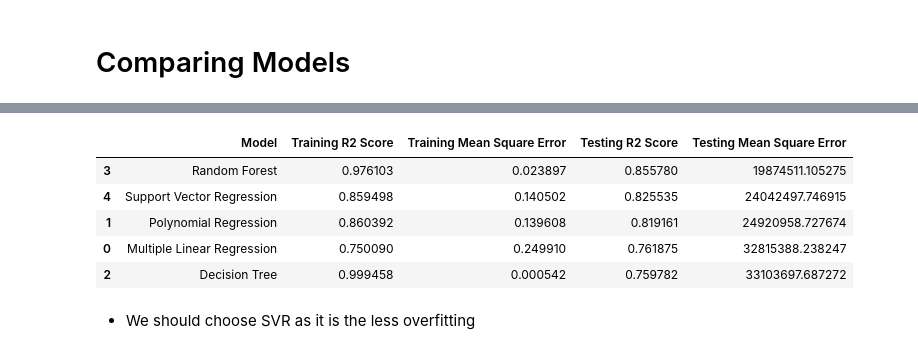
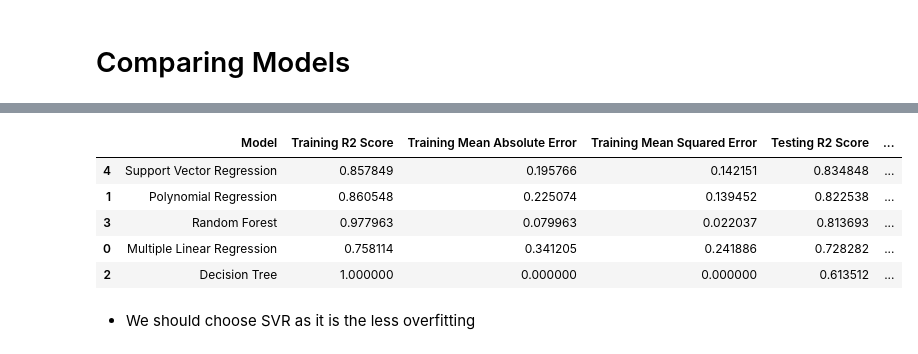
Before and after one commit to restingdemon/Insurance-Price-Predictor, a Jupyter notebook: Insurance_Prediction.ipynb, the cells around one changed output, grey strips where cells are left out. Cells and saved outputs as stored; diff of their text form; code cells hidden in the pictures.

```diff
--- a/Insurance_Prediction.ipynb
+++ b/Insurance_Prediction.ipynb
@@ -244,12 +290,19 @@ DecisionTreeRegressor()
 # %%
 y_pred = dec_tree.predict(X_test)
 y_train_pred = dec_tree.predict(X_train)
+
 r2_tree_train = r2_score(y_train, y_train_pred)
-r2_tree_test = r2_score(y_test, sc_y.inverse_transform(y_pred.reshape(-1,1)))
+r2_tree_test = r2_score(y_test,y_pred)
 print("R2 Train Score:", r2_tree_train)
 print("R2 Test Score:", r2_tree_test)
+
+mae_tree_train = mean_absolute_error(y_train, y_train_pred)
+mae_tree_test = mean_absolute_error(y_test,y_pred)
+print("Mean Absolute Error of Train:", mae_tree_train)
+print("Mean Absolute Error of Test:", mae_tree_test)
+
 mse_tree_train = mean_squared_error(y_train, y_train_pred)
-mse_tree_test = mean_squared_error(y_test, sc_y.inverse_transform(y_pred.reshape(-1,1)))
+mse_tree_test = mean_squared_error(y_test,y_pred)
 print("Mean Squared Error of Train:", mse_tree_train)
 print("Mean Squared Error of Test:", mse_tree_test)
 # %% [output]
@@ -271,12 +326,19 @@ RandomForestRegressor()
 # %%
 y_pred = rdm_frst.predict(X_test)
 y_train_pred = rdm_frst.predict(X_train)
+
 r2_frst_train = r2_score(y_train, y_train_pred)
-r2_frst_test = r2_score(y_test, sc_y.inverse_transform(y_pred.reshape(-1,1)))
+r2_frst_test = r2_score(y_test,y_pred)
 print("R2 Train Score:", r2_frst_train)
 print("R2 Test Score:", r2_frst_test)
+
+mae_frst_train = mean_absolute_error(y_train, y_train_pred)
+mae_frst_test = mean_absolute_error(y_test,y_pred)
+print("Mean Absolute Error of Train:", mae_frst_train)
+print("Mean Absolute Error of Test:", mae_frst_test)
+
 mse_frst_train = mean_squared_error(y_train, y_train_pred)
-mse_frst_test = mean_squared_error(y_test, sc_y.inverse_transform(y_pred.reshape(-1,1)))
+mse_frst_test = mean_squared_error(y_test,y_pred)
 print("Mean Squared Error of Train:", mse_frst_train)
 print("Mean Squared Error of Test:", mse_frst_test)
 # %% [output]
@@ -296,12 +360,19 @@ SVR()
 # %%
 y_pred = svr.predict(X_test)
 y_train_pred = svr.predict(X_train)
+
 r2_svr_train = r2_score(y_train, y_train_pred)
-r2_svr_test = r2_score(y_test, sc_y.inverse_transform(y_pred.reshape(-1,1)))
+r2_svr_test = r2_score(y_test,y_pred)
 print("R2 Train Score:", r2_svr_train)
 print("R2 Test Score:", r2_svr_test)
+
+mae_svr_train = mean_absolute_error(y_train, y_train_pred)
+mae_svr_test = mean_absolute_error(y_test,y_pred)
+print("Mean Absolute Error of Train:", mae_svr_train)
+print("Mean Absolute Error of Test:", mae_svr_test)
+
 mse_svr_train = mean_squared_error(y_train, y_train_pred)
-mse_svr_test = mean_squared_error(y_test, sc_y.inverse_transform(y_pred.reshape(-1,1)))
+mse_svr_test = mean_squared_error(y_test,y_pred)
 print("Mean Squared Error of Train:", mse_svr_train)
 print("Mean Squared Error of Test:", mse_svr_test)
 # %% [output]
@@ -320,13 +393,19 @@ models = pd.DataFrame({
     'Training R2 Score': [
         r2_lr_train,r2_poly_train,r2_tree_train,r2_frst_train,r2_svr_train
     ],
-    'Training Mean Square Error': [
+    'Training Mean Absolute Error': [
+       mae_lr_train,mae_poly_train,mae_tree_train,mae_frst_train,mae_svr_train
+    ],
+    'Training Mean Squared Error': [
        mse_lr_train,mse_poly_train,mse_tree_train,mse_frst_train,mse_svr_train
     ],
     'Testing R2 Score': [
         r2_lr_test,r2_poly_test,r2_tree_test,r2_frst_test,r2_svr_test
     ],
-    'Testing Mean Square Error': [
+    'Testing Mean Absolute Error': [
+       mae_lr_test,mae_poly_test,mae_tree_test,mae_frst_test,mae_svr_test
+    ],
+    'Testing Mean Squared Error': [
        mse_lr_test,mse_poly_test,mse_tree_test,mse_frst_test,mse_svr_test
     ]
 })
@@ -352,13 +431,13 @@ models.sort_values(by='Testing R2 Score', ascending=False).style.background_grad
 # %%
-models.sort_values(by='Testing Mean Square Error', ascending=True).style.background_gradient(
+models.sort_values(by='Testing Mean Squared Error', ascending=True).style.background_gradient(
         cmap='Blues')
 # %% [output]
-|  | Model | Training R2 Score | Training Mean Square Error | Testing R2 Score | Testing Mean Square Error |
-| 3 | Random Forest | 0.976103 | 0.023897 | 0.855780 | 19874511.105275 |
-| 4 | Support Vector Regression | 0.859498 | 0.140502 | 0.825535 | 24042497.746915 |
-| 1 | Polynomial Regression | 0.860392 | 0.139608 | 0.819161 | 24920958.727674 |
-| 0 | Multiple Linear Regression | 0.750090 | 0.249910 | 0.761875 | 32815388.238247 |
-| 2 | Decision Tree | 0.999458 | 0.000542 | 0.759782 | 33103697.687272 |
+|  | Model | Training R2 Score | Training Mean Absolute Error | Training Mean Squared Error | Testing R2 Score | ... |
+| 4 | Support Vector Regression | 0.857849 | 0.195766 | 0.142151 | 0.834848 | ... |
+| 1 | Polynomial Regression | 0.860548 | 0.225074 | 0.139452 | 0.822538 | ... |
+| 3 | Random Forest | 0.977963 | 0.079963 | 0.022037 | 0.813693 | ... |
+| 0 | Multiple Linear Regression | 0.758114 | 0.341205 | 0.241886 | 0.728282 | ... |
+| 2 | Decision Tree | 1.000000 | 0.000000 | 0.000000 | 0.613512 | ... |
 # %% [markdown]
 - We should choose SVR as it is the less overfitting
 # %%
```
Also changed, not shown: parts of 20 cells of this notebook.
